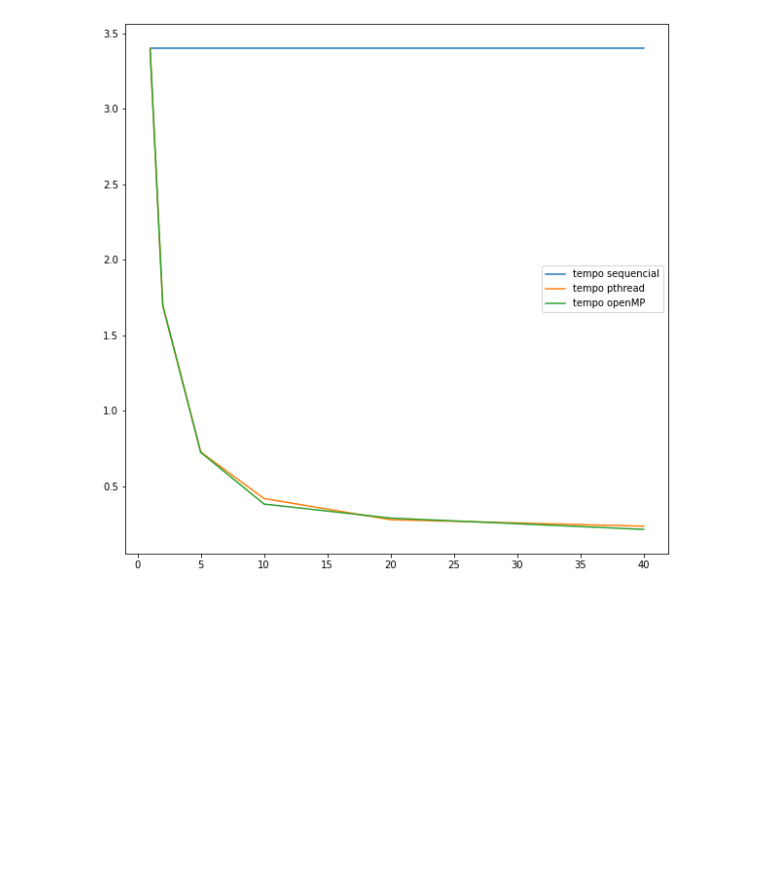
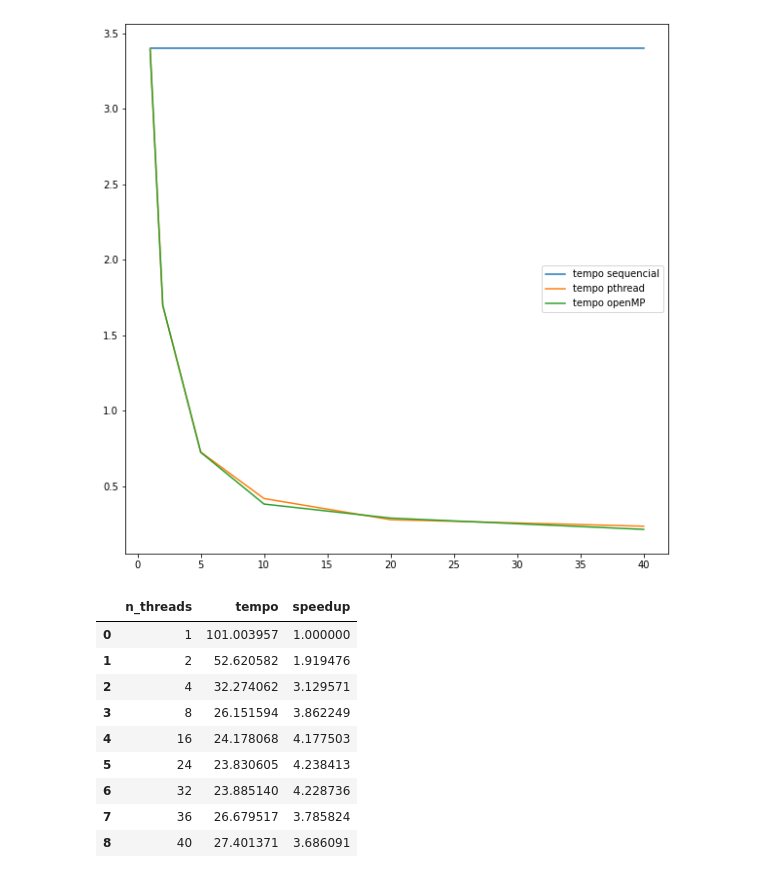
Before and after one commit to IvanCalvo/ppd, a Jupyter notebook: graficos.ipynb, the cells around one changed output. Drawn from its saved outputs; the diff is of its cells as text; code cells hidden in the pictures; blank space fills up the shorter version.

```diff
--- a/graficos.ipynb
+++ b/graficos.ipynb
@@ -21,3 +21,18 @@ plt.legend(loc=7)
 plt.show()
 # %% [output]
 [figure]
+# %%
+data_ep3 = pd.read_csv('ep3_dados.csv')
+data_ep3['speedup'] = (data_ep3['tempo'][0]/data_ep3['tempo'])
+data_ep3
+# %% [output]
+|  | n_threads | tempo | speedup |
+| 0 | 1 | 101.003957 | 1.000000 |
+| 1 | 2 | 52.620582 | 1.919476 |
+| 2 | 4 | 32.274062 | 3.129571 |
+| 3 | 8 | 26.151594 | 3.862249 |
+| 4 | 16 | 24.178068 | 4.177503 |
+| 5 | 24 | 23.830605 | 4.238413 |
+| 6 | 32 | 23.885140 | 4.228736 |
+| 7 | 36 | 26.679517 | 3.785824 |
+| 8 | 40 | 27.401371 | 3.686091 |
```
Also changed, not shown: parts of 1 cell of this notebook, 2 other files.
